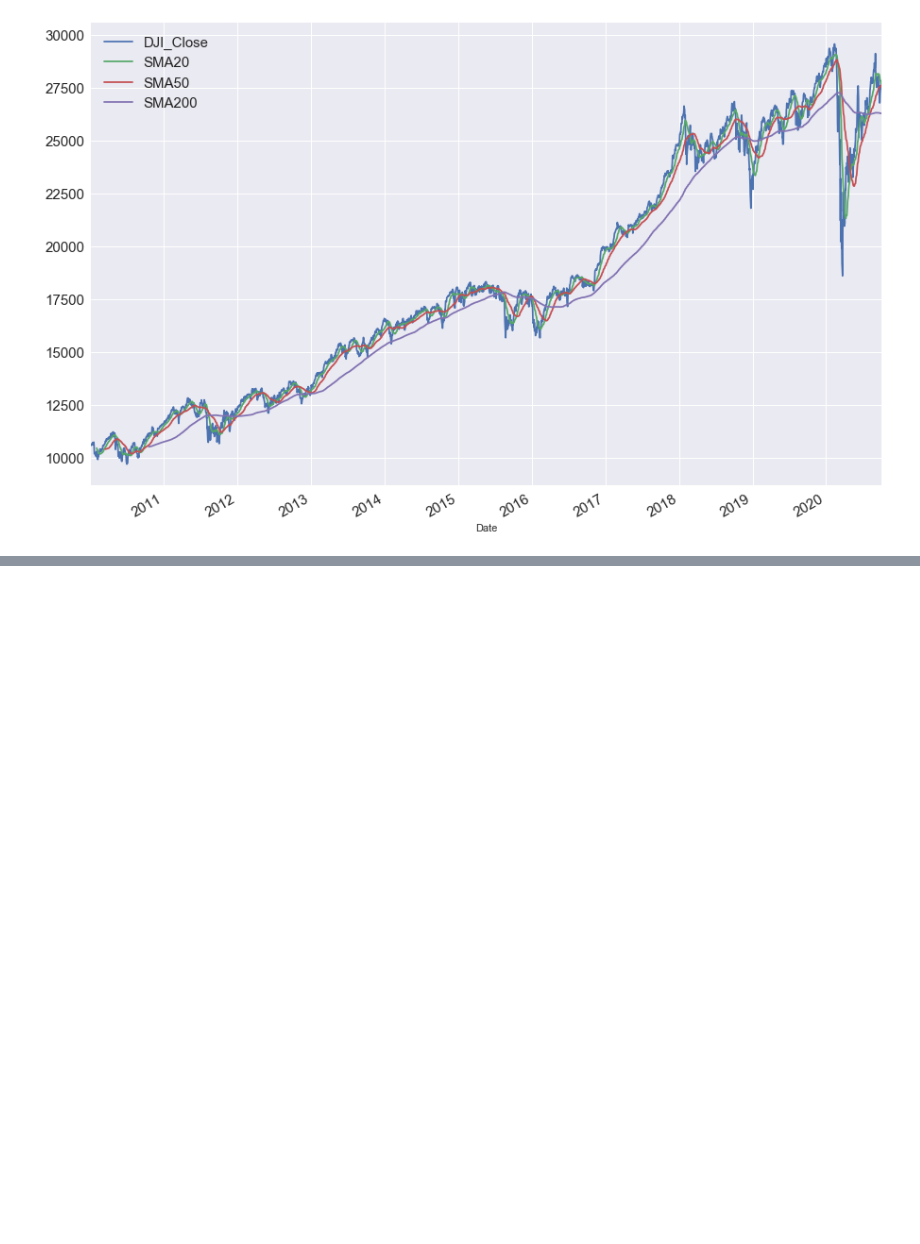
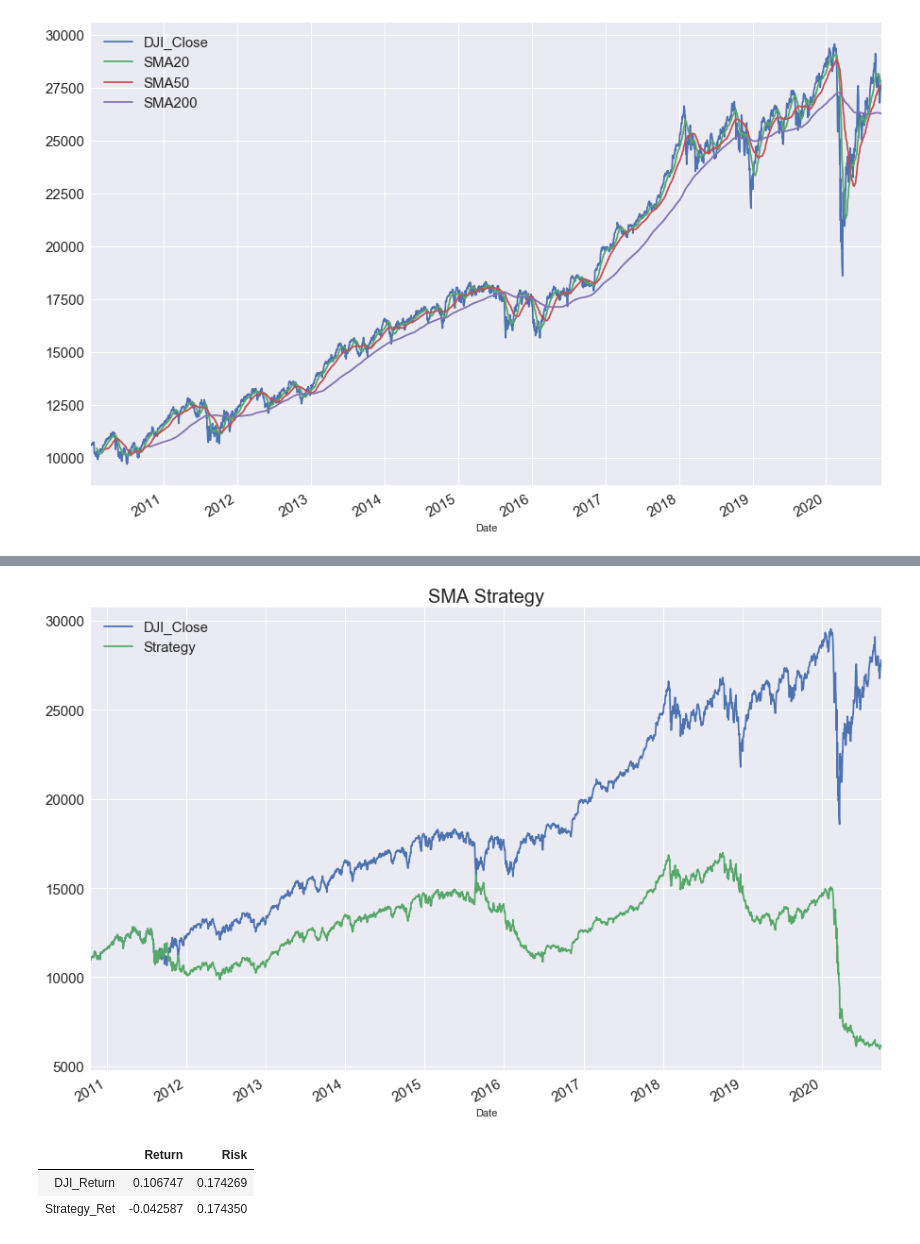
Before and after one commit to Dantarshi/DJI--Trading-Strategies-, a Jupyter notebook: DJI Strategy.ipynb, the cells around one changed output, grey strips where cells are left out. Cells and saved outputs as stored; diff of their text form; code cells hidden in the pictures; blank space fills up the shorter version.

```diff
--- a/DJI Strategy.ipynb
+++ b/DJI Strategy.ipynb
@@ -981,0 +1036,4 @@ plt.show()
+# %%
+# calculation the return on our strategy
+df_s["Strategy_Ret"] = df_s["Position"].shift() * df_s["DJI_Return"]
+df_s
@@ -981,0 +1055,4 @@ plt.show()
+# %%
+# Converting our strategy to dji
+df_s["Strategy"] = df_s.Strategy_Ret.add(1, fill_value = 0).cumprod() * df_s.iloc[0,0]
+df_s
@@ -981,0 +1074,15 @@ plt.show()
+# %%
+# Plotting dji and our strategy
+df_s[["DJI_Close", "Strategy"]].plot(figsize = (15,10), fontsize = 15)
+plt.legend(fontsize = 15)
+plt.title("SMA Strategy", fontsize = 20)
+plt.show()
+# %% [output]
+[figure, added]
+# %%
+# summary of returns and risk
+summary_ann(df_s[["DJI_Return", "Strategy_Ret"]])
+# %% [output]
+|  | Return | Risk |
+| DJI_Return | 0.106747 | 0.174269 |
+| Strategy_Ret | -0.042587 | 0.174350 |
```
Also changed, not shown: parts of 7 cells of this notebook.
